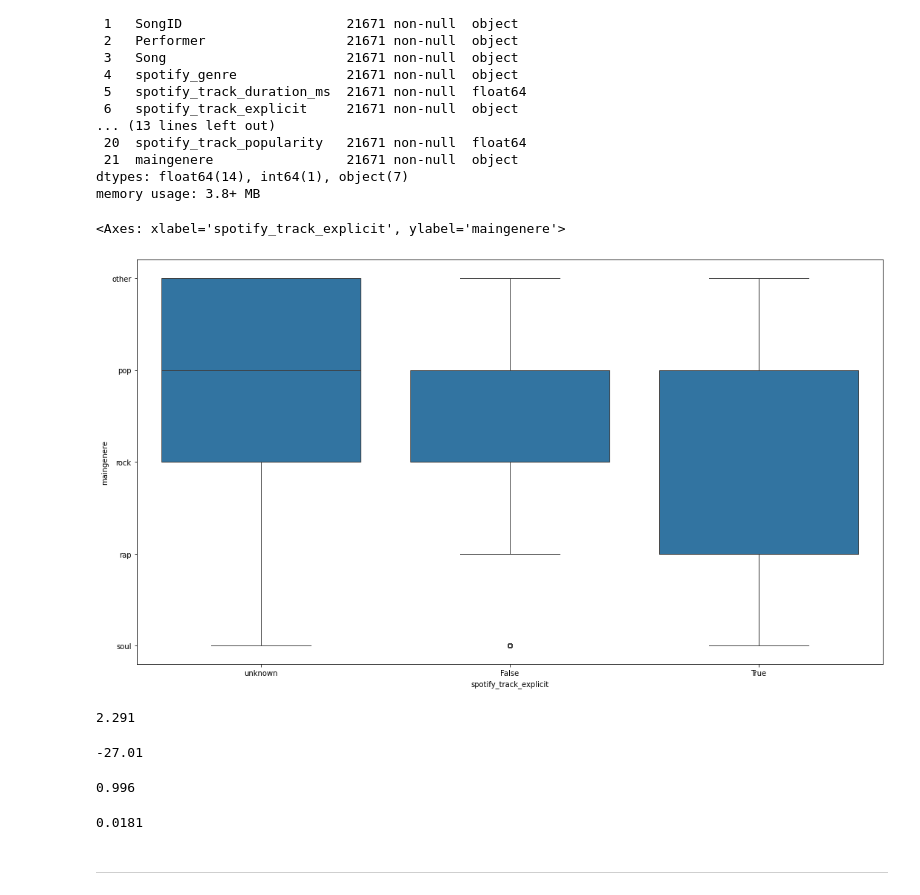
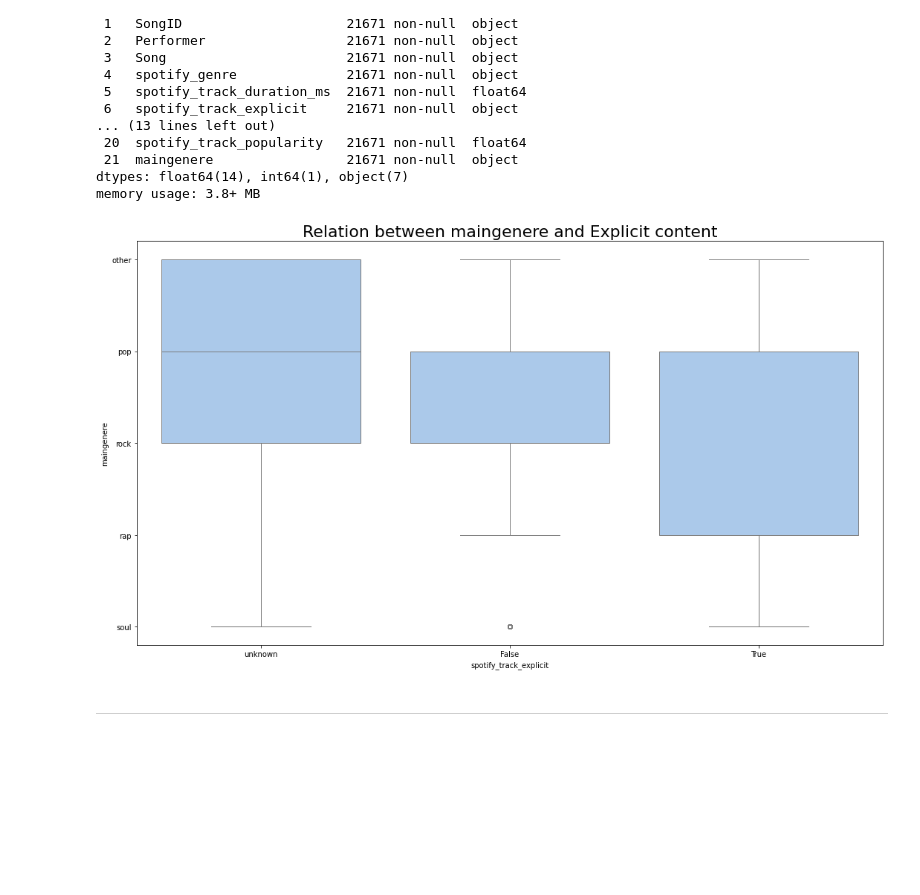
Before and after one commit to alelovo/Project_programming, a Jupyter notebook: project.ipynb, the cells around one changed output. Cells and saved outputs as stored; diff of their text form; code cells hidden in the pictures; blank space fills up the shorter version.

```diff
--- a/project.ipynb
+++ b/project.ipynb
@@ -1344,26 +1641,12 @@ memory usage: 3.8+ MB
 #sb.catplot(x = "loudness", y = "energy", kind = "box", data = top_12_genere_df)
 # %%
 plt.figure(figsize=(18,10))
-sb.boxplot(x = "spotify_track_explicit", y = "maingenere", data = top_12_genere_df,color=)
+col=color=sb.color_palette('pastel6')
+sb.boxplot(x = "spotify_track_explicit", y = "maingenere", data = top_12_genere_df,color=col[0])
+plt.title('Relation between maingenere and Explicit content',size=22)
+plt.show()
 # %% [output]
-<Axes: xlabel='spotify_track_explicit', ylabel='maingenere'>
-[figure, old version]
+[figure, new version]
-# %%
-top_12_genere_df.loudness.max()
-# %% [output]
-2.291
-# %%
-top_12_genere_df.loudness.min()
-# %% [output]
--27.01
-# %%
-top_12_genere_df.energy.max()
-# %% [output]
-0.996
-# %%
-top_12_genere_df.energy.min()
-# %% [output]
-0.0181
 # %% [markdown]
 ------------------------------------------------------------------------------------------------------------------
 # %% [markdown]
```
Also changed, not shown: parts of 36 cells of this notebook.
